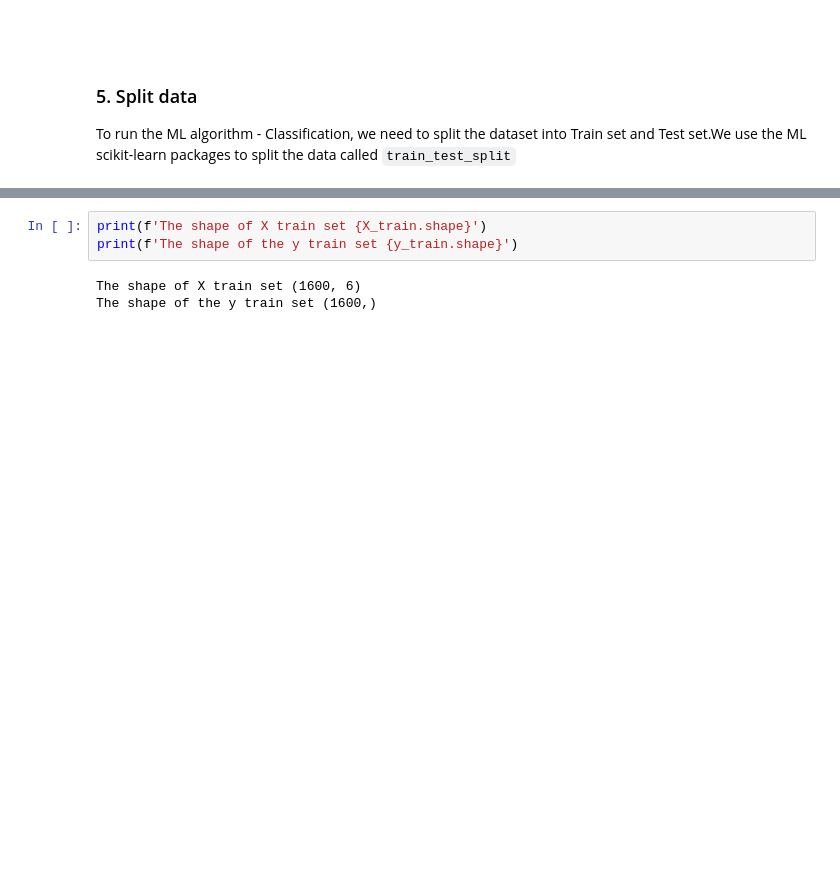
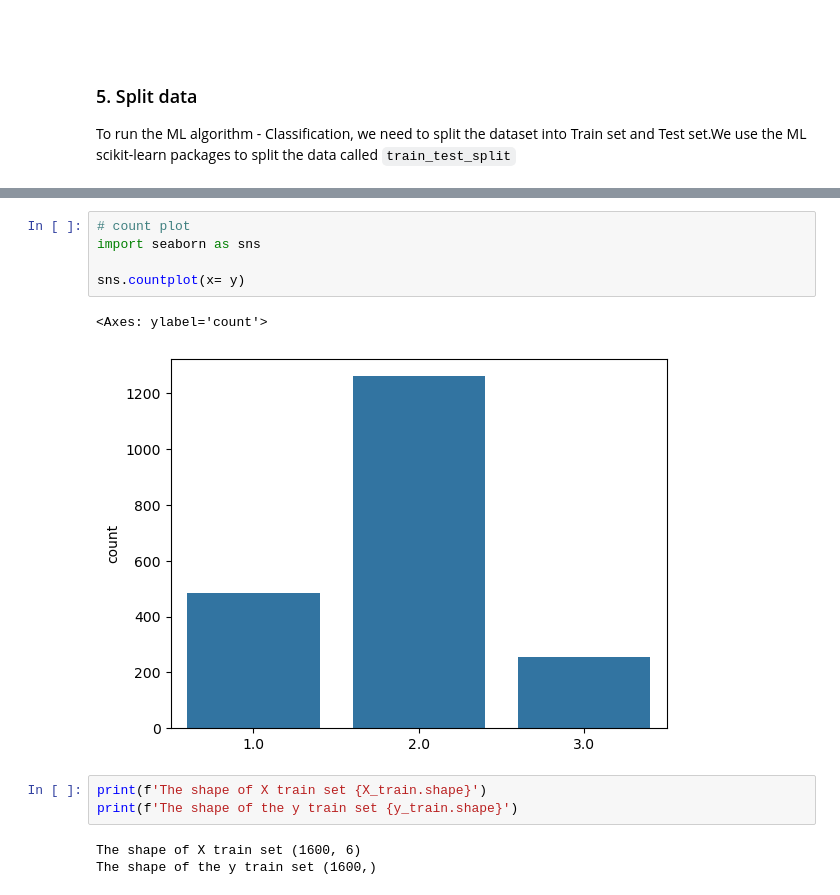
Before and after one commit to topollonaketsana/Data--Analysis, a Jupyter notebook: Supernovae_Classification/notebook/svm.ipynb, the cells around one changed output, grey strips where cells are left out. Drawn from its saved outputs; the diff is of its cells as text; blank space fills up the shorter version.

```diff
--- a/Supernovae_Classification/notebook/svm.ipynb
+++ b/Supernovae_Classification/notebook/svm.ipynb
@@ -246,3 +253,11 @@ X_train, X_test, y_train, y_test = train_test_split(X, y, test_size= 0.2, random
+# %%
+# count plot
+import seaborn as sns
+
+sns.countplot(x= y)
+# %% [output]
+<Axes: ylabel='count'>
+[figure, added]
 # %%
 print(f'The shape of X train set {X_train.shape}')
 print(f'The shape of the y train set {y_train.shape}')
```
Also changed, not shown: parts of 22 cells of this notebook, 4 other files.
